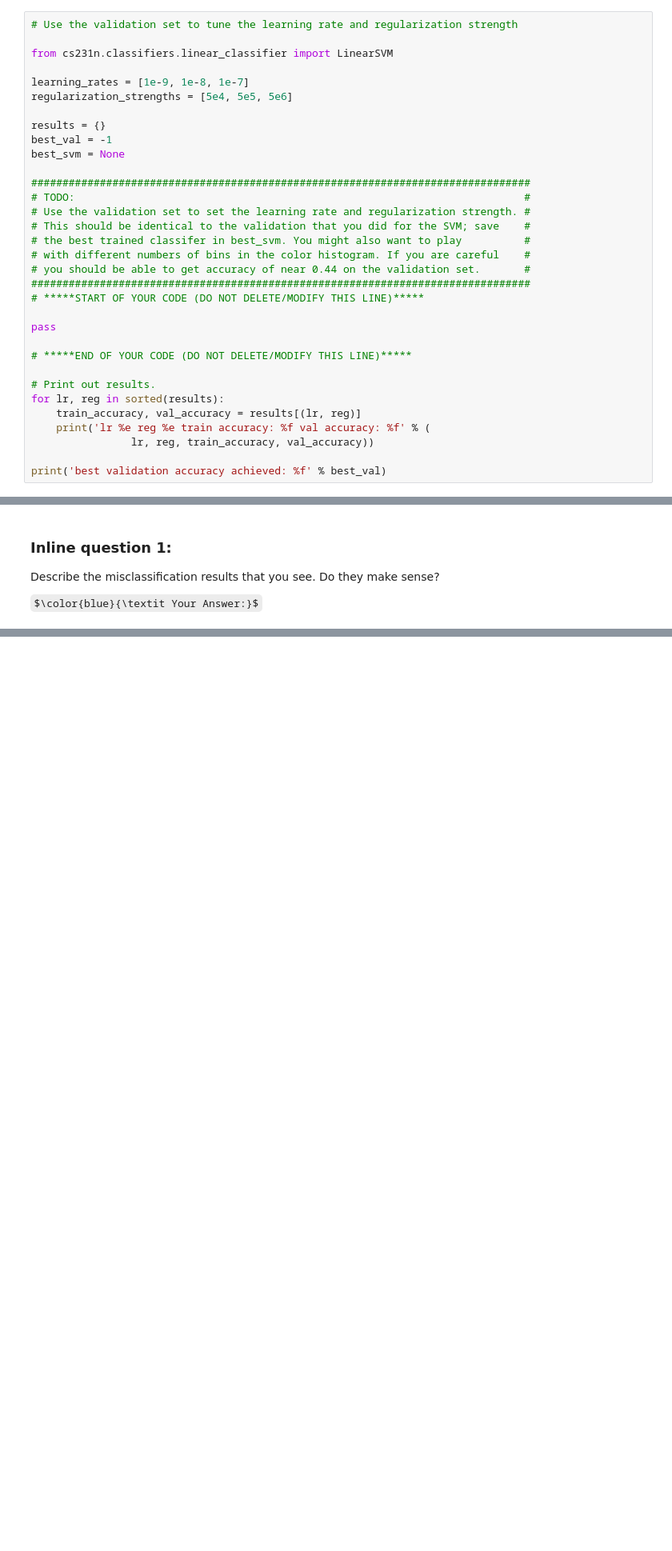
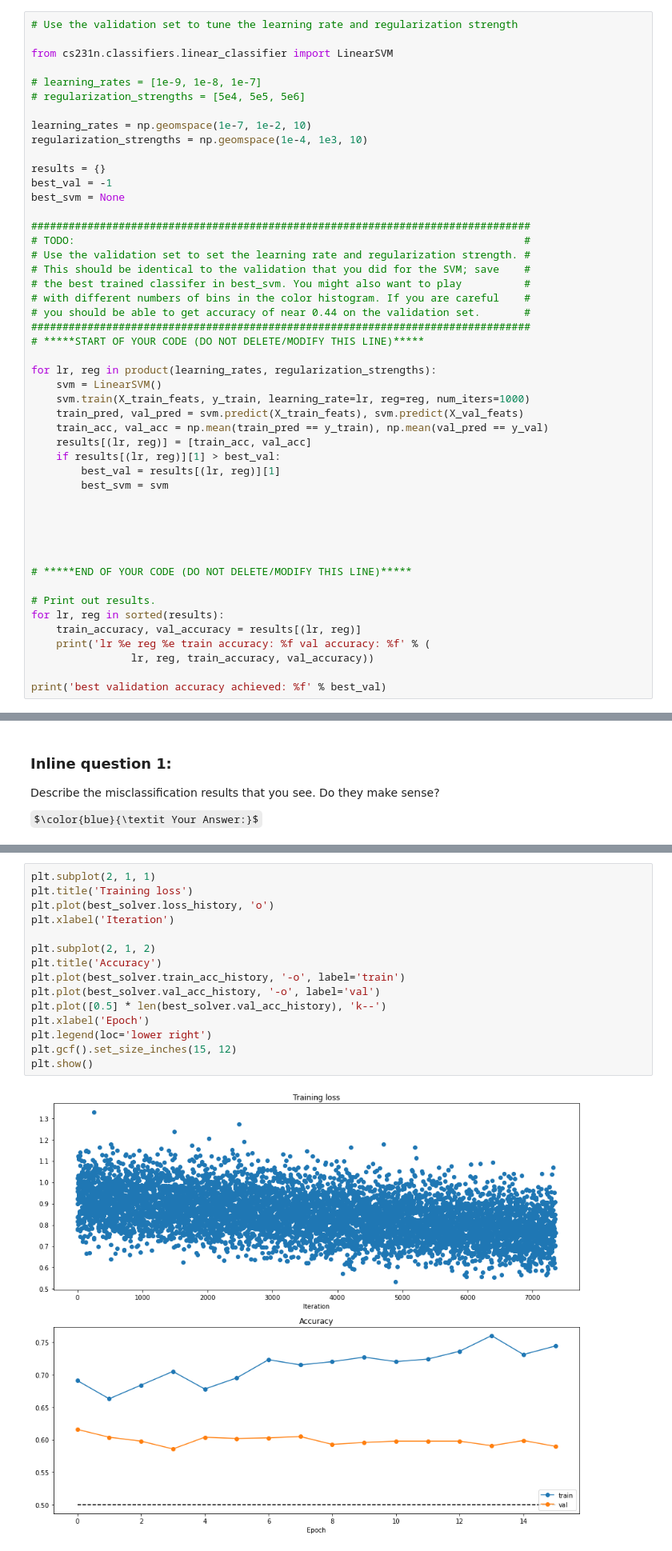
Before and after one commit to kremenevskiy/DL, a Jupyter notebook: CS231n/cs231n/assignments/assignment1/features.ipynb, the cells around one changed output, grey strips where cells are left out. Shown: that part at 80% size. Saved outputs shown, nothing was run; the diff lists cells and outputs as text; some formulas as TeX source; blank space fills up the shorter version.

Commit message:
extracting features from img HOG and color histogram

```diff
--- a/CS231n/cs231n/assignments/assignment1/features.ipynb
+++ b/CS231n/cs231n/assignments/assignment1/features.ipynb
@@ -146,8 +148,11 @@ Using the multiclass SVM code developed earlier in the assignment, train SVMs on
 
 from cs231n.classifiers.linear_classifier import LinearSVM
 
-learning_rates = [1e-9, 1e-8, 1e-7]
-regularization_strengths = [5e4, 5e5, 5e6]
+# learning_rates = [1e-9, 1e-8, 1e-7]
+# regularization_strengths = [5e4, 5e5, 5e6]
+
+learning_rates = np.geomspace(1e-7, 1e-2, 10)
+regularization_strengths = np.geomspace(1e-4, 1e3, 10)
 
 results = {}
 best_val = -1
@@ -163,7 +168,19 @@ best_svm = None
 ################################################################################
 # *****START OF YOUR CODE (DO NOT DELETE/MODIFY THIS LINE)*****
 
-pass
+for lr, reg in product(learning_rates, regularization_strengths):
+    svm = LinearSVM()
+    svm.train(X_train_feats, y_train, learning_rate=lr, reg=reg, num_iters=1000)
+    train_pred, val_pred = svm.predict(X_train_feats), svm.predict(X_val_feats)
+    train_acc, val_acc = np.mean(train_pred == y_train), np.mean(val_pred == y_val)
+    results[(lr, reg)] = [train_acc, val_acc]
+    if results[(lr, reg)][1] > best_val:
+        best_val = results[(lr, reg)][1]
+        best_svm = svm
+
+
+
+
 
 # *****END OF YOUR CODE (DO NOT DELETE/MODIFY THIS LINE)*****
 
@@ -241,0 +334,17 @@ pass
+# %%
+plt.subplot(2, 1, 1)
+plt.title('Training loss')
+plt.plot(best_solver.loss_history, 'o')
+plt.xlabel('Iteration')
+
+plt.subplot(2, 1, 2)
+plt.title('Accuracy')
+plt.plot(best_solver.train_acc_history, '-o', label='train')
+plt.plot(best_solver.val_acc_history, '-o', label='val')
+plt.plot([0.5] * len(best_solver.val_acc_history), 'k--')
+plt.xlabel('Epoch')
+plt.legend(loc='lower right')
+plt.gcf().set_size_inches(15, 12)
+plt.show()
+# %% [output]
+[figure, added]
```
Also changed, not shown: parts of 9 cells of this notebook.
